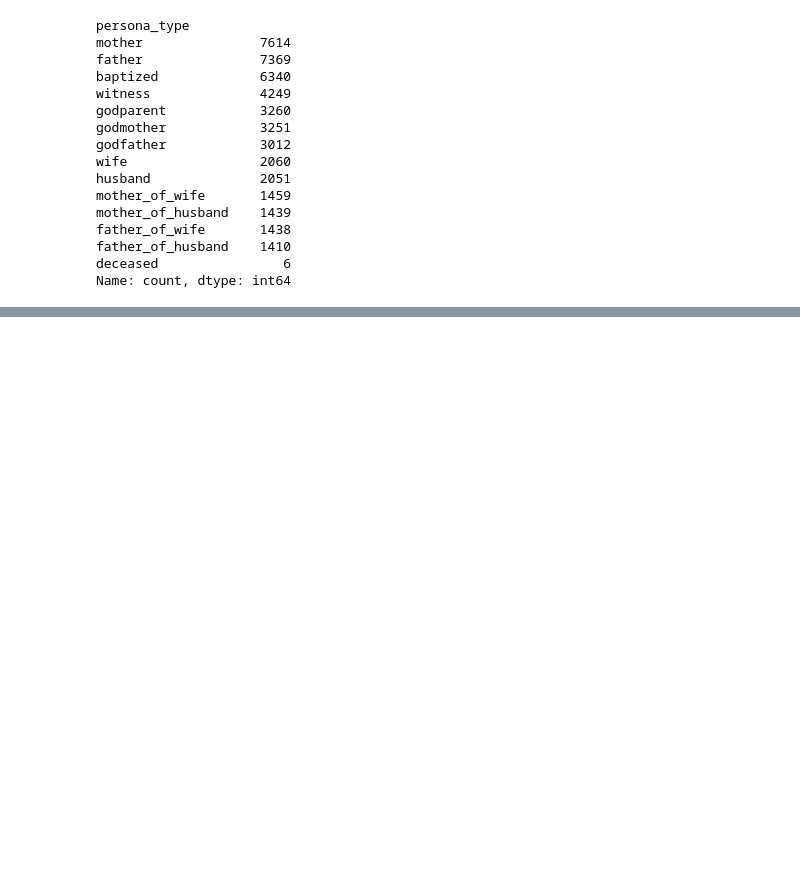
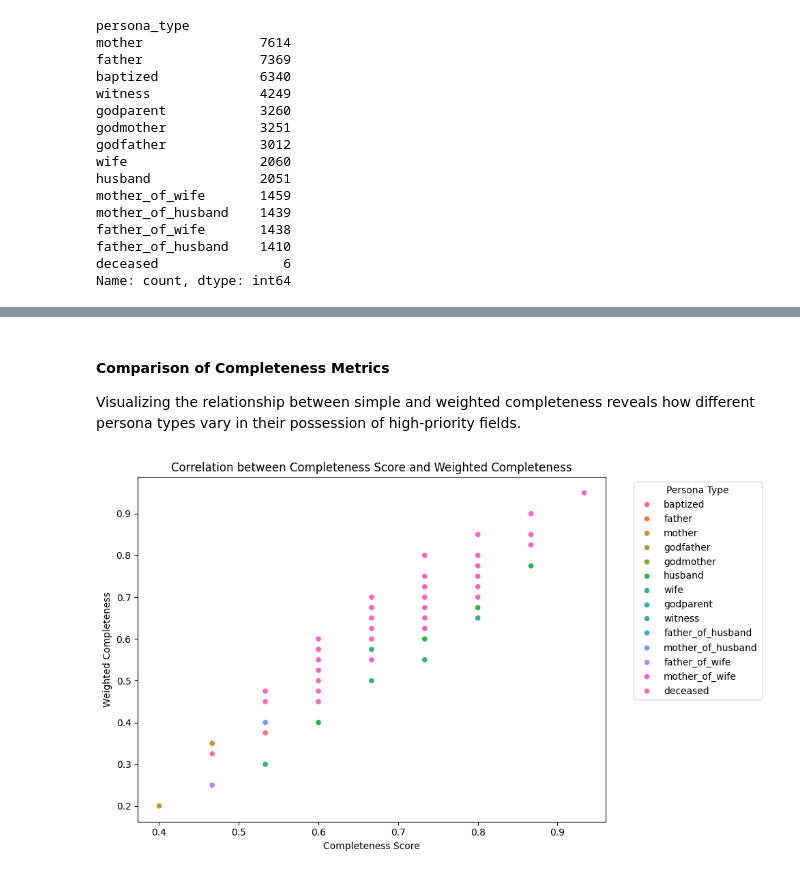
Before and after one commit to UCSB-AMPLab/sondondo, a Jupyter notebook: project_code/4_personasCreation.ipynb, the cells around one changed output, grey strips where cells are left out. Saved outputs shown, nothing was run; the diff lists cells and outputs as text; code cells hidden in the pictures; blank space fills up the shorter version.

```diff
--- a/project_code/4_personasCreation.ipynb
+++ b/project_code/4_personasCreation.ipynb
@@ -363,0 +419,3 @@ Name: count, dtype: int64
+# %%
+personas['completeness_score'] = personas.notna().sum(axis=1) / len(personas.columns)
+personas.groupby('persona_type')['completeness_score'].mean().sort_values(ascending=False)
@@ -363,0 +443,24 @@ Name: count, dtype: int64
+# %%
+weights = {
+    'name': 0.15,
+    'lastname': 0.15,
+    'birth_date': 0.125,
+    'death_date': 0.125,
+    'birth_place': 0.10,
+    'death_place': 0.10,
+    'legitimacy_status': 0.05,
+    'marital_status': 0.05,
+    'social_condition': 0.05,
+    'gender': 0.05,
+    'resident_in': 0.05
+}
+
+def weighted_completeness(row, weights):
+    score = 0.0
+    for col, w in weights.items():
+        if pd.notna(row[col]):
+            score += w
+    return score
+
+personas['weighted_completeness'] = personas.apply(weighted_completeness, axis=1, weights=weights)
+personas.groupby('persona_type')['weighted_completeness'].mean().sort_values(ascending=False)
@@ -363,0 +484,19 @@ Name: count, dtype: int64
+# %% [markdown]
+#### Comparison of Completeness Metrics
+
+Visualizing the relationship between simple and weighted completeness reveals how different persona types vary in their possession of high-priority fields.
+# %%
+# plot correlation between completeness_score and weighted_completeness
+import matplotlib.pyplot as plt
+import seaborn as sns
+
+plt.figure(figsize=(10, 6))
+sns.scatterplot(data=personas, x='completeness_score', y='weighted_completeness', hue='persona_type')
+plt.title('Correlation between Completeness Score and Weighted Completeness')
+plt.xlabel('Completeness Score')
+plt.ylabel('Weighted Completeness')
+plt.legend(title='Persona Type', bbox_to_anchor=(1.05, 1), loc='upper left')
+plt.tight_layout()
+plt.show()
+# %% [output]
+[figure, added]
```
Also changed, not shown: parts of 32 cells of this notebook, 3 other files.
